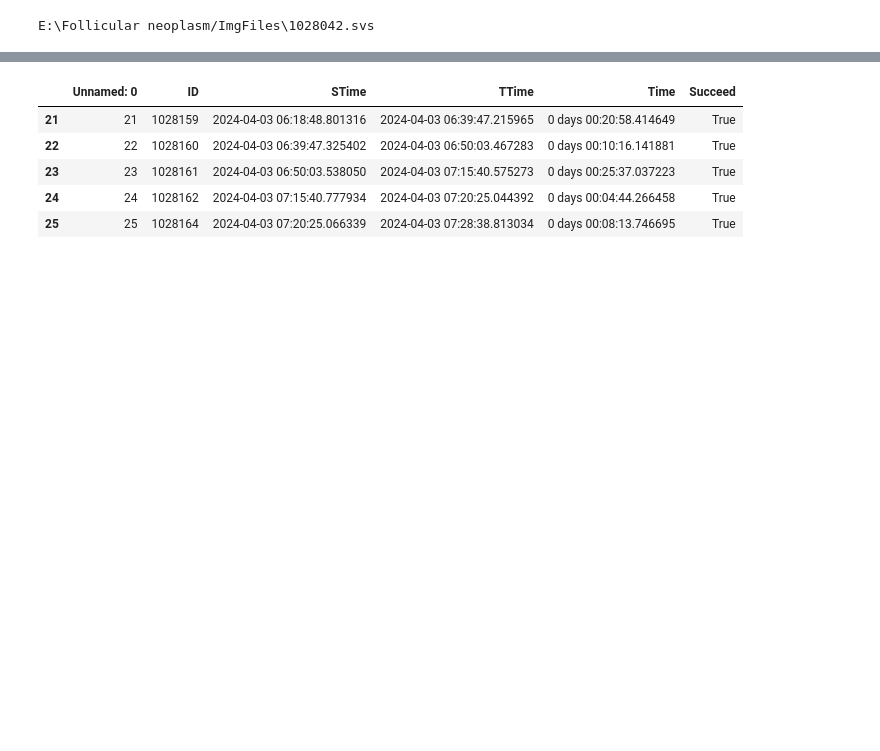
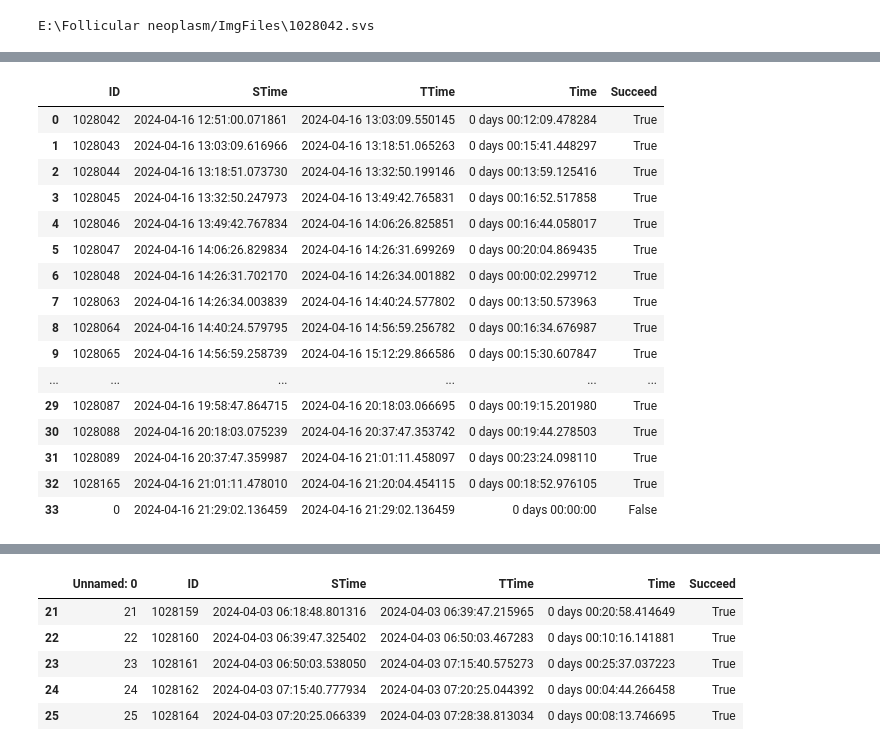
Before and after one commit to mikoesnim0/DigitalCPATH-research, a Jupyter notebook: ImgeTile512.ipynb, the cells around one changed output, grey strips where cells are left out. Cells and saved outputs as stored; diff of their text form; code cells hidden in the pictures; blank space fills up the shorter version.

```diff
--- a/ImgeTile512.ipynb
+++ b/ImgeTile512.ipynb
@@ -220,0 +220,9 @@ df.tail()
+# %%
+# type(df['Time'][0])
+# for time in df['Time']:
+time = pd.Timedelta(0)
+for tt in df['Time']:
+    time = time + tt
+print(time)
+df
+# %% [output]
@@ -221,3 +230,20 @@ df.tail()
+|  | ID | STime | TTime | Time | Succeed |
+| 0 | 1028042 | 2024-04-16 12:51:00.071861 | 2024-04-16 13:03:09.550145 | 0 days 00:12:09.478284 | True |
+| 1 | 1028043 | 2024-04-16 13:03:09.616966 | 2024-04-16 13:18:51.065263 | 0 days 00:15:41.448297 | True |
+| 2 | 1028044 | 2024-04-16 13:18:51.073730 | 2024-04-16 13:32:50.199146 | 0 days 00:13:59.125416 | True |
+| 3 | 1028045 | 2024-04-16 13:32:50.247973 | 2024-04-16 13:49:42.765831 | 0 days 00:16:52.517858 | True |
+| 4 | 1028046 | 2024-04-16 13:49:42.767834 | 2024-04-16 14:06:26.825851 | 0 days 00:16:44.058017 | True |
+| 5 | 1028047 | 2024-04-16 14:06:26.829834 | 2024-04-16 14:26:31.699269 | 0 days 00:20:04.869435 | True |
+| 6 | 1028048 | 2024-04-16 14:26:31.702170 | 2024-04-16 14:26:34.001882 | 0 days 00:00:02.299712 | True |
+| 7 | 1028063 | 2024-04-16 14:26:34.003839 | 2024-04-16 14:40:24.577802 | 0 days 00:13:50.573963 | True |
+| 8 | 1028064 | 2024-04-16 14:40:24.579795 | 2024-04-16 14:56:59.256782 | 0 days 00:16:34.676987 | True |
+| 9 | 1028065 | 2024-04-16 14:56:59.258739 | 2024-04-16 15:12:29.866586 | 0 days 00:15:30.607847 | True |
+| ... | ... | ... | ... | ... | ... |
+| 29 | 1028087 | 2024-04-16 19:58:47.864715 | 2024-04-16 20:18:03.066695 | 0 days 00:19:15.201980 | True |
+| 30 | 1028088 | 2024-04-16 20:18:03.075239 | 2024-04-16 20:37:47.353742 | 0 days 00:19:44.278503 | True |
+| 31 | 1028089 | 2024-04-16 20:37:47.359987 | 2024-04-16 21:01:11.458097 | 0 days 00:23:24.098110 | True |
+| 32 | 1028165 | 2024-04-16 21:01:11.478010 | 2024-04-16 21:20:04.454115 | 0 days 00:18:52.976105 | True |
+| 33 | 0 | 2024-04-16 21:29:02.136459 | 2024-04-16 21:29:02.136459 | 0 days 00:00:00 | False |
 # %%
 # #svs 파일 업로드되거나 일단 타일링 또는 진행중인 파일이 무엇인지 표시되도록 하는 기능 추가 필요.
 # import time
```
Also changed, not shown: parts of 6 cells of this notebook, 1 other file.
